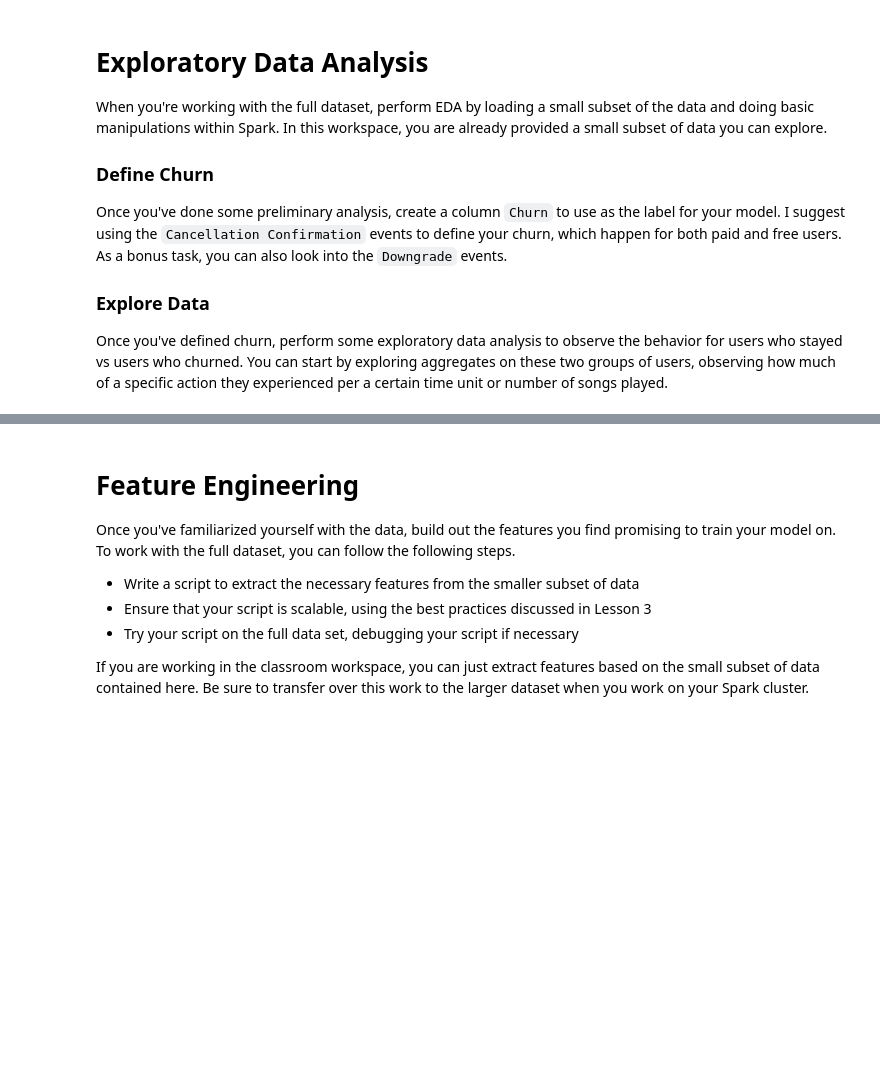
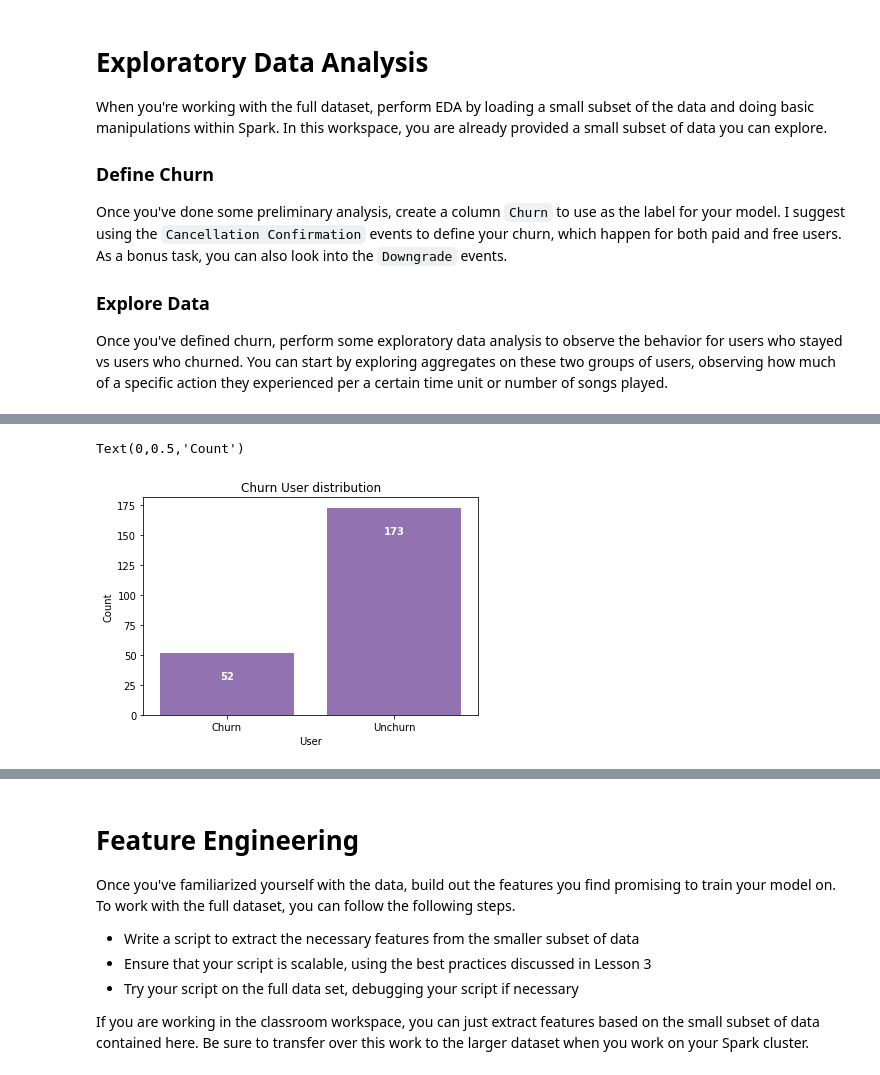
Before and after one commit to QianM2020/Sparkify-LogisticRegression-pyspark, a Jupyter notebook: Sparkify.ipynb, the cells around one changed output, grey strips where cells are left out. Saved outputs shown, nothing was run; the diff lists cells and outputs as text; code cells hidden in the pictures; blank space fills up the shorter version.

Commit message:
build data visualizations

```diff
--- a/Sparkify.ipynb
+++ b/Sparkify.ipynb
@@ -83,7 +84,7 @@ def clean_data(user_log):
     # cleaned data includes user Id, genda, paid usage(chrgd), users' stay time (time_gap), and cancel or not flag (Churn)
     df = spark.sql(
         '''
-        select t1.userId,sex,chgrd,time_gap,Churn
+        select t1.userId,sex,chgrd,time_gap,Churn,gender
         from user_log_valid_table t1
         join
          (select userId, max(chgrd) as mchgrd,(max(ts) - min(ts))/1000 as time_gap
@@ -154,0 +170,2 @@ explore_data(df)
+# %%
+df = df.toPandas()
@@ -154,0 +184,15 @@ explore_data(df)
+# %%
+base_color = sb.color_palette()[4]
+ct = df.groupby(['Churn'])['userId'].count()
+#ct.index.values
+#np.array(ct)
+sb.barplot(data = ct, x = ct.index.values, y = np.array(ct),color = base_color)
+for i in range(2):
+    plt.text(i,np.array(ct)[1-i]-20,np.array(ct)[1-i],ha = 'center', va='center',color='white',weight='bold')
+plt.xticks([0,1],['Churn','Unchurn'])
+plt.title('Churn User distribution')
+plt.xlabel('User')
+plt.ylabel('Count')
+# %% [output]
+Text(0,0.5,'Count')
+[figure, added]
```
Also changed, not shown: parts of 6 cells of this notebook, 5 other files.
